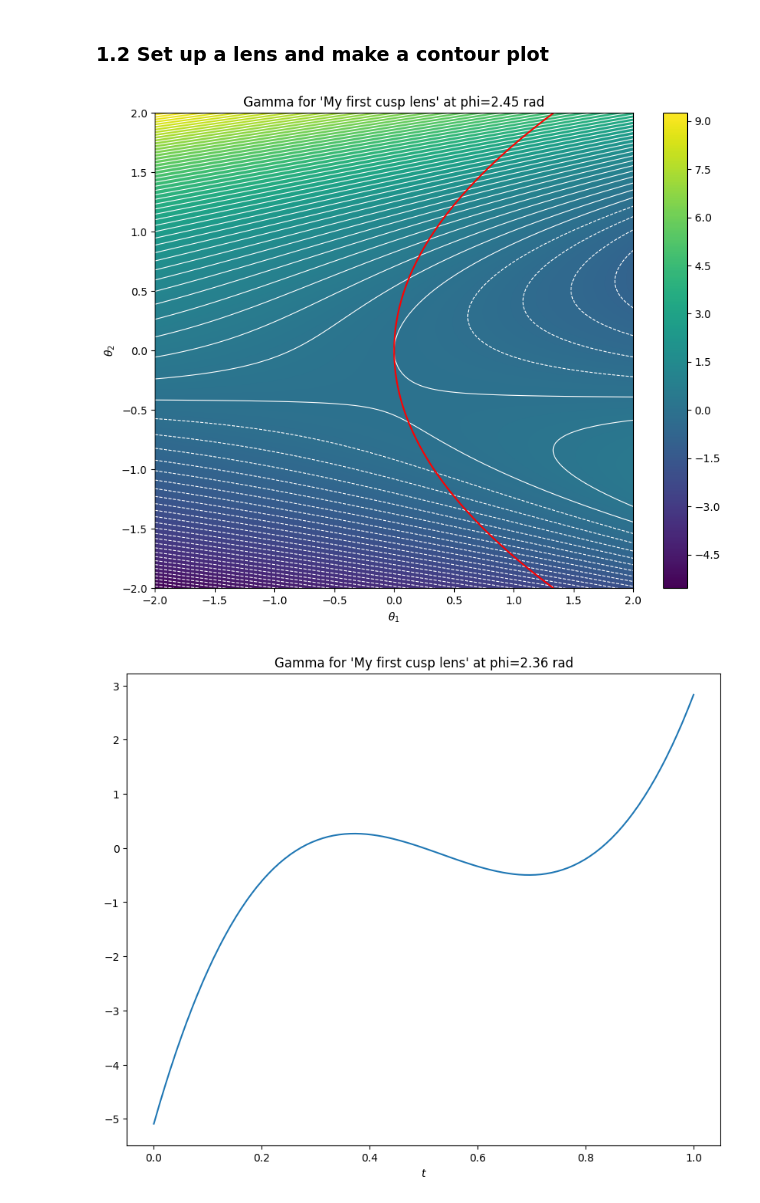
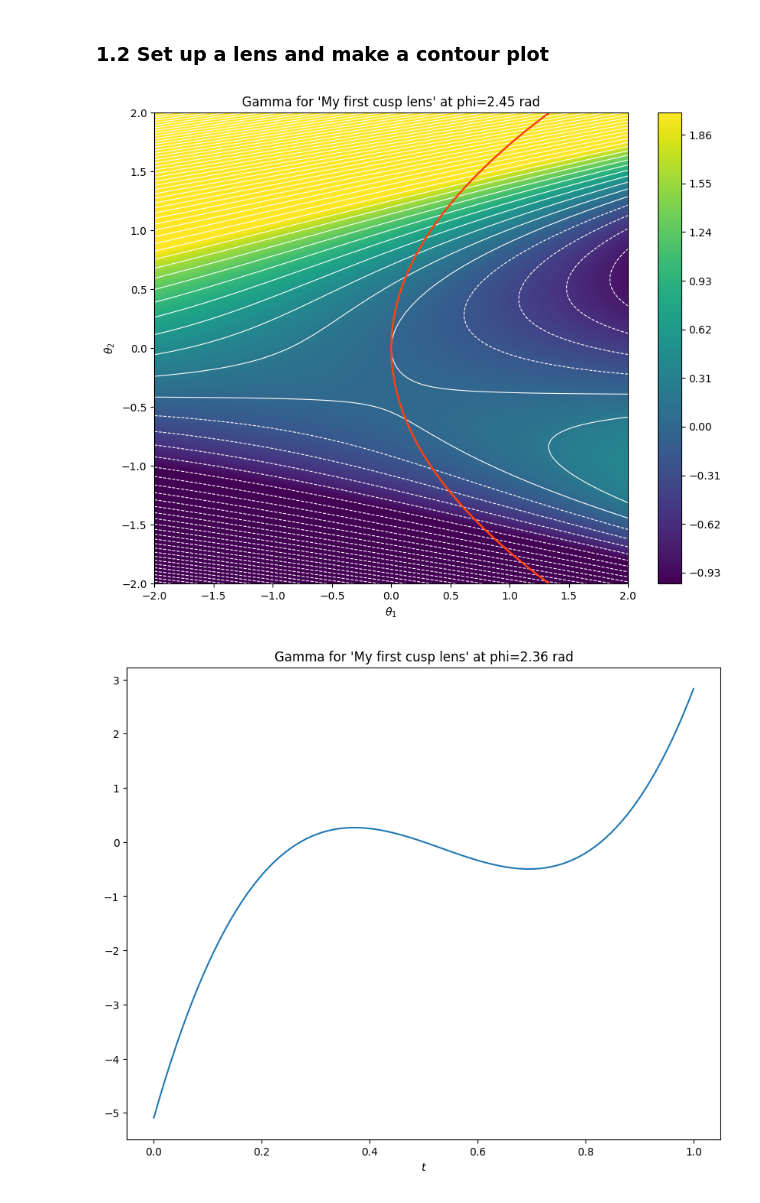
Before and after one commit to chrisharhaw/Optical_Drift_Effects, a Jupyter notebook: notebooks/caustics.ipynb, the cells around one changed output. Cells and saved outputs as stored; diff of their text form; code cells hidden in the pictures.

Commit message:
small changes in the plots

```diff
--- a/notebooks/caustics.ipynb
+++ b/notebooks/caustics.ipynb
@@ -14,6 +14,9 @@ from matplotlib import pyplot as plt
 import astropy
 from astropy import units as u
 from typing import Callable, Any
+# %%
+def clamp(a, lo, hi):
+    return min(max(lo, a), hi)
 # %% [markdown]
 ## **1. Cusp**
 # %% [markdown]
@@ -96,29 +99,36 @@ class CuspLens:
 # %%
 cl = CuspLens(a=1., b=-0.9, c=0.3, name="My first cusp lens")
 
 
 
 V1_range = (-2., 2.)
 N_V1 = 200
 V2_range = (-2., 2.)
 N_V2 = 200
 
 phi =  np.pi * 0.78
 
 V1, V2 = np.meshgrid(np.linspace(*V1_range, N_V1), np.linspace(*V2_range, N_V2))
 
 gamma = cl.gamma2(phi=phi, theta1=V1, theta2=V2)
+
+clamped_gamma = np.empty_like(gamma)
+
+for i in range(gamma.shape[0]):
+    for j in range(gamma.shape[1]):
+        clamped_gamma[i, j] = clamp(gamma[i, j], -1., 2.)
+
 fig, ax = plt.subplots(figsize=(10, 8))
-plt.contourf(V1, V2, gamma, levels=300)
+plt.contourf(V1, V2, clamped_gamma, levels=300, cmap=mpl.colormaps.get_cmap('viridis'))
 plt.colorbar()
 plt.contour(V1, V2, gamma, levels=80, colors='white', linewidths=(0.8,))
-plt.contour(V1, V2, cl.detA2(V1, V2), levels=np.array([0.]), colors='red')
+plt.contour(V1, V2, cl.detA2(V1, V2), levels=np.array([0.]), colors='xkcd:orangered', linewidths=(1.8,))
 ax.set_xlabel(r"$\theta_1$")
 ax.set_ylabel(r"$\theta_2$")
 ax.set_title(f"Gamma for '{cl.name}' at phi={phi:.2f} rad")
 plt.show()
 # %% [output]
-[figure, old version]
+[figure, new version]
 # %%
 t = np.linspace(0, 1, 100)
 theta1 = t * (V1_range[1] - V1_range[0]) + V1_range[0]
```
Also changed, not shown: parts of 1 cell of this notebook.
